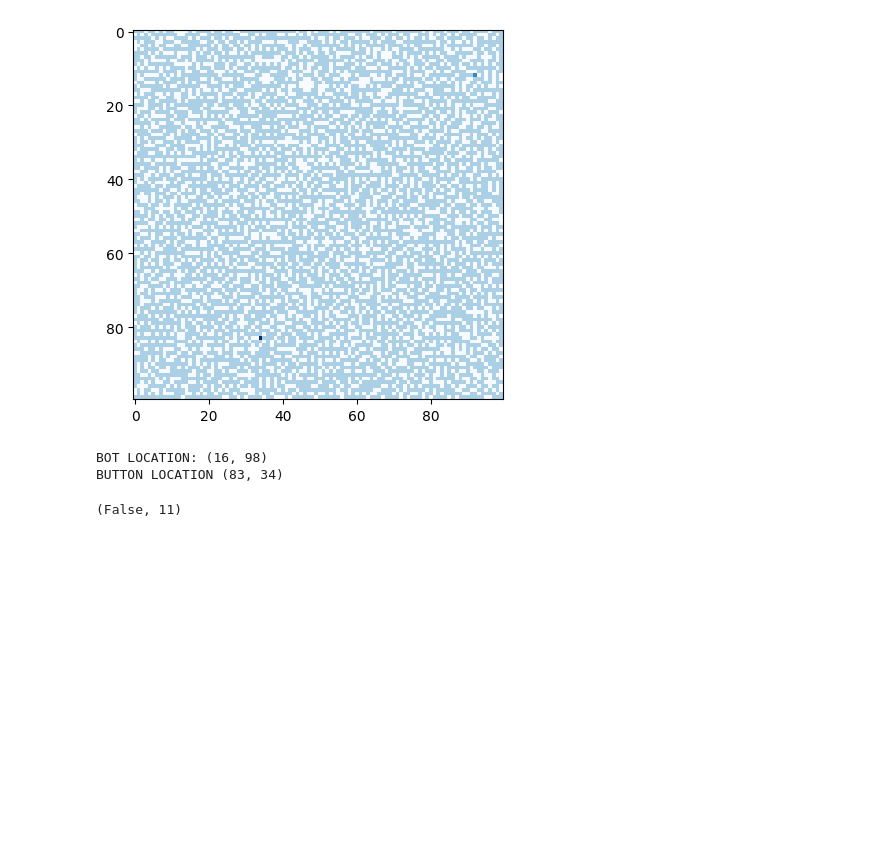
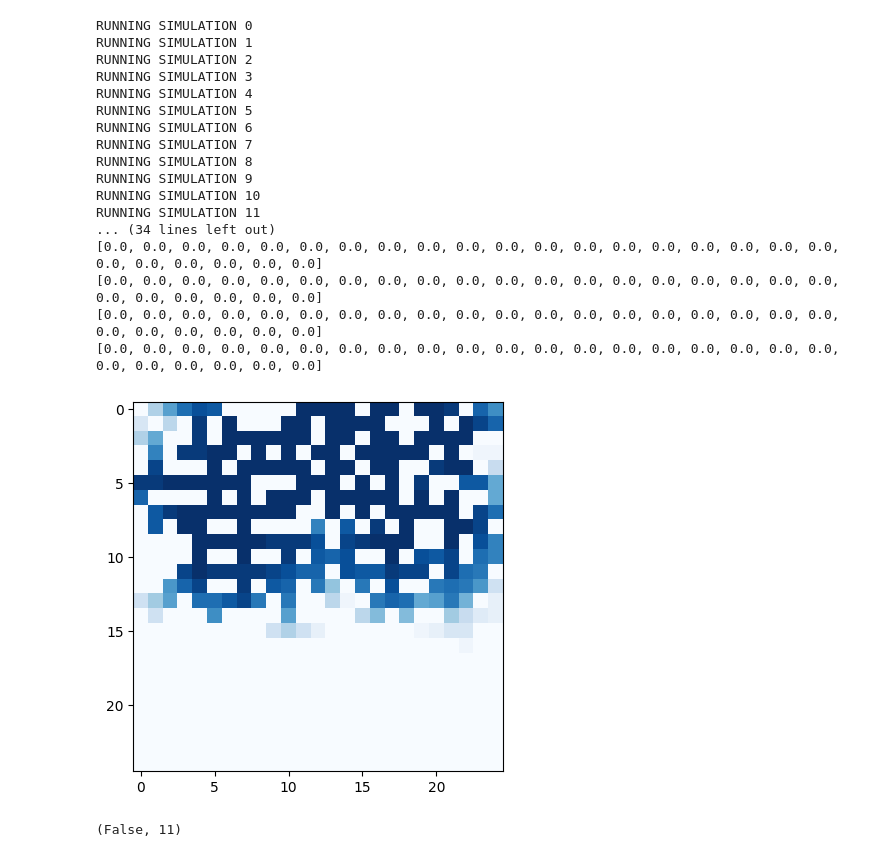
Before and after one commit to dem-ioak/AI-Project-One, a Jupyter notebook: src/Ship.ipynb, the cells around one changed output. Cells and saved outputs as stored; diff of their text form; code cells hidden in the pictures; blank space fills up the shorter version.

Commit message:
Added fire simulation for bot 4 functionality

```diff
--- a/src/Ship.ipynb
+++ b/src/Ship.ipynb
@@ -499,20 +542,32 @@ class Bot:
 # %%
 # Generate Ship
 D = 100 # ship size
-q = 1   # flammability constant
+q = .75   # flammability constant
 seed = None
 
 ship = Ship(D, q, seed)
+for i in ship.simulate_fire():
+    print(i)
 ship.display()
-
-test_bot = Bot(ship)
-#print(test_bot.query_bot_1())
-print("BOT LOCATION:", ship.bot_location)
-print("BUTTON LOCATION", ship.button_location)
 # %% [output]
+RUNNING SIMULATION 0
+RUNNING SIMULATION 1
+RUNNING SIMULATION 2
+RUNNING SIMULATION 3
+RUNNING SIMULATION 4
+RUNNING SIMULATION 5
+RUNNING SIMULATION 6
+RUNNING SIMULATION 7
+RUNNING SIMULATION 8
+RUNNING SIMULATION 9
+RUNNING SIMULATION 10
+RUNNING SIMULATION 11
+... (34 lines left out)
+[0.0, 0.0, 0.0, 0.0, 0.0, 0.0, 0.0, 0.0, 0.0, 0.0, 0.0, 0.0, 0.0, 0.0, 0.0, 0.0, 0.0, 0.0, 0.0, 0.0, 0.0, 0.0, 0.0, 0.0, 0.0]
+[0.0, 0.0, 0.0, 0.0, 0.0, 0.0, 0.0, 0.0, 0.0, 0.0, 0.0, 0.0, 0.0, 0.0, 0.0, 0.0, 0.0, 0.0, 0.0, 0.0, 0.0, 0.0, 0.0, 0.0, 0.0]
+[0.0, 0.0, 0.0, 0.0, 0.0, 0.0, 0.0, 0.0, 0.0, 0.0, 0.0, 0.0, 0.0, 0.0, 0.0, 0.0, 0.0, 0.0, 0.0, 0.0, 0.0, 0.0, 0.0, 0.0, 0.0]
+[0.0, 0.0, 0.0, 0.0, 0.0, 0.0, 0.0, 0.0, 0.0, 0.0, 0.0, 0.0, 0.0, 0.0, 0.0, 0.0, 0.0, 0.0, 0.0, 0.0, 0.0, 0.0, 0.0, 0.0, 0.0]
-[figure, old version]
+[figure, new version]
-BOT LOCATION: (16, 98)
-BUTTON LOCATION (83, 34)
 # %%
 result = test_bot.simulate(test_bot.bot_3)
 print(result[:2])
```
Also changed, not shown: parts of 2 cells of this notebook.
